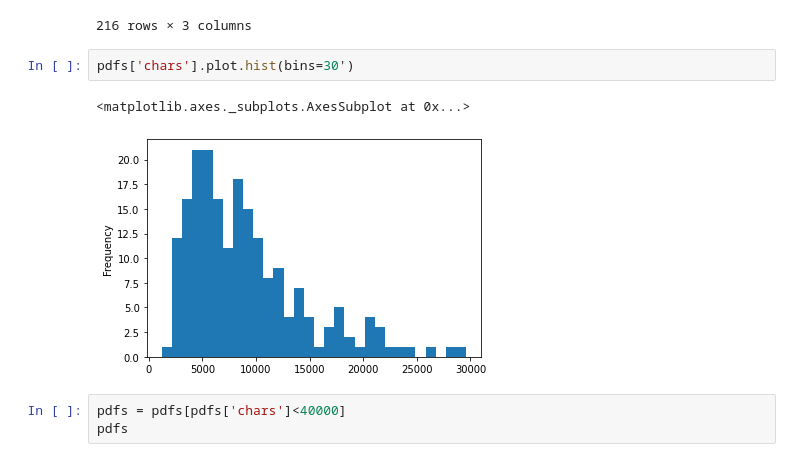
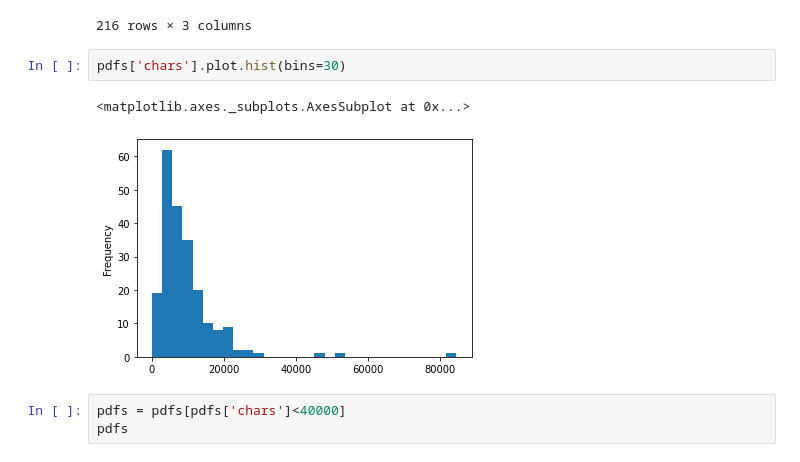
Before and after one commit to Gianpe/NLP_Anonymization, a Jupyter notebook: notebooks/Step2_DataPreparation/DataUnderstanding_annotation.ipynb, the cells around one changed output. Cells and saved outputs as stored; diff of their text form.

```diff
--- a/notebooks/Step2_DataPreparation/DataUnderstanding_annotation.ipynb
+++ b/notebooks/Step2_DataPreparation/DataUnderstanding_annotation.ipynb
@@ -52,10 +52,10 @@ pdfs
 | 8 | http://www.italgiure.giustizia.it... | SENTENZA sul ricorso proposto da:... | 4701 |
 216 rows × 3 columns
 # %%
-pdfs['chars'].plot.hist(bins=30')
+pdfs['chars'].plot.hist(bins=30)
 # %% [output]
 <matplotlib.axes._subplots.AxesSubplot at 0x...>
-[figure, old version]
+[figure, new version]
 # %%
 pdfs = pdfs[pdfs['chars']<40000]
 pdfs
```
Also changed, not shown: parts of 2 cells of this notebook, 32 other files.
